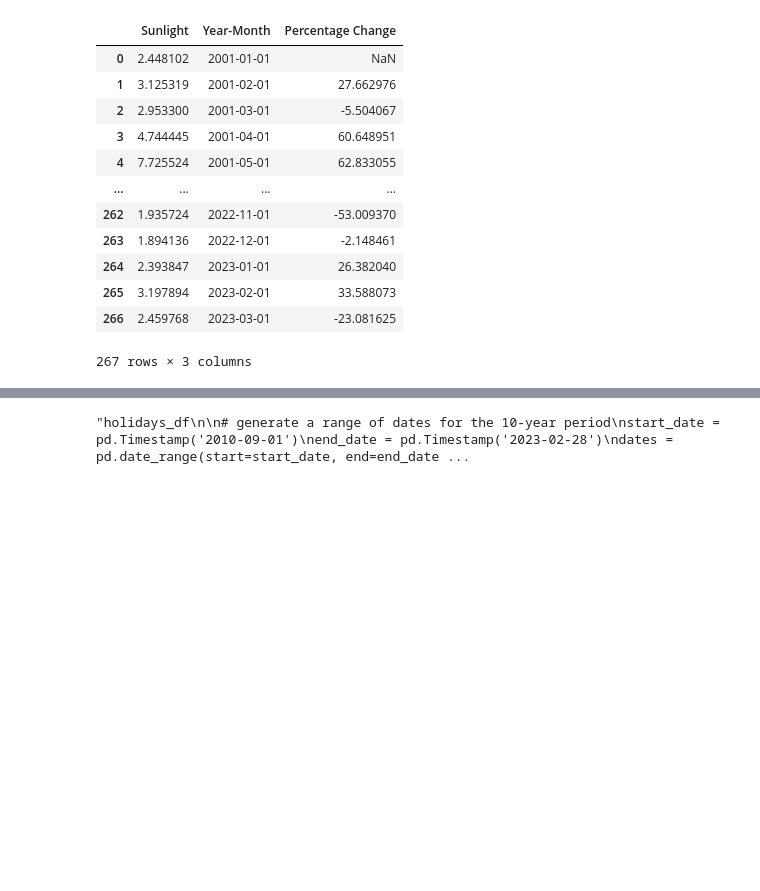
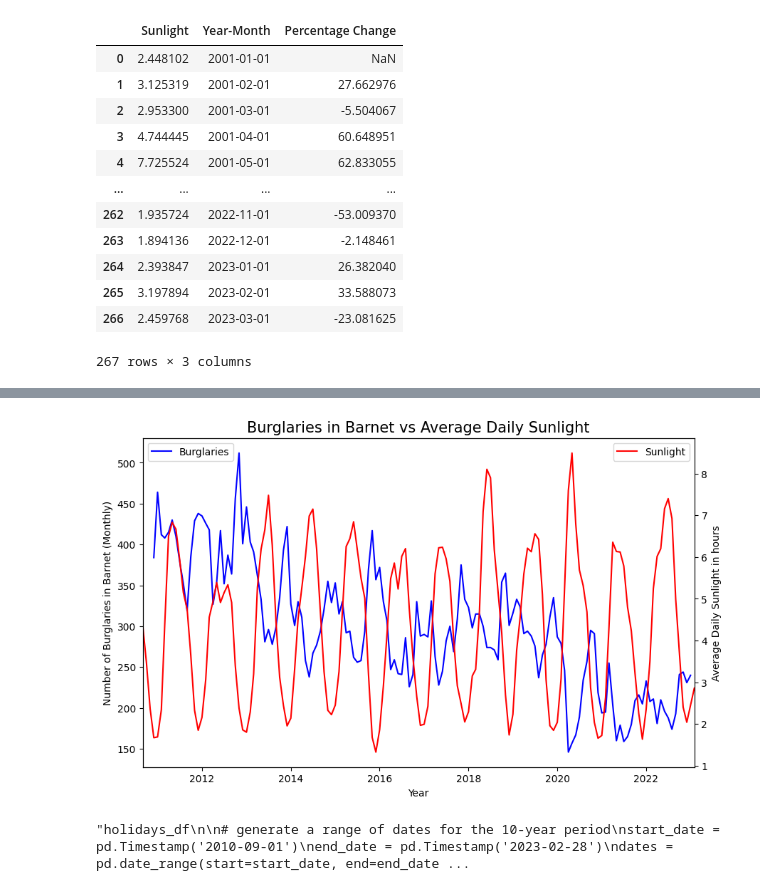
Before and after one commit to DC2-G19/policeResourceAllocation, a Jupyter notebook: aux_data_DAE.ipynb, the cells around one changed output, grey strips where cells are left out. Cells and saved outputs as stored; diff of their text form; code cells hidden in the pictures; blank space fills up the shorter version.

```diff
--- a/aux_data_DAE.ipynb
+++ b/aux_data_DAE.ipynb
@@ -142,3 +144,48 @@ plt.show()
+# %%
+from scipy.ndimage import gaussian_filter
+
+fig, ax = plt.subplots(figsize=(10, 6))
+
+
+x1 = combined_df_copy['Month']
+y1 = combined_df_copy['Number of Burglaries']
+
+x2 = sunlight_df_melted['Year-Month']
+y2 = sunlight_df_melted['Percentage Change']
+
+x3 = sunlight_df_melted['Year-Month']
+y3 = sunlight_df_melted['Sunlight']
+
+# Gaussian smoothing
+sigma = 3  #
+y1_smooth = gaussian_filter(y1, sigma=0.5)
+y3_smooth = gaussian_filter(y3, sigma=0.7)
+
+# Plotting the graphs
+ax.plot(x1, y1_smooth, label='Burglaries', c='b')
+ax2 = ax.twinx()
+# ax2.plot(x2, y2, label='Sunlight %', c='r')
+ax2.plot(x3, y3_smooth, label='Sunlight', c='r')
+
+# Adding title and axis labels
+ax.set_title('Burglaries in Barnet vs Average Daily Sunlight', fontsize=15)
+ax.set_xlabel('Year', fontsize=10)
+ax.set_ylabel('Number of Burglaries in Barnet (Monthly)', fontsize=10)
+ax2.set_ylabel('Average Daily Sunlight in hours', fontsize=10)
+
+
+ax.tick_params(axis='x')
+
+# Adding legend
+ax.legend(loc='upper left')
+ax2.legend(loc='upper right')
+
+ax.set_xlim(pd.Timestamp('2010-09-01'), pd.Timestamp('2023-02-01'))
+
+# Displaying the plot
+plt.show()
+# %% [output]
+[figure, added]
 # %%
 """holidays_df
 
```
Also changed, not shown: parts of 3 cells of this notebook, 2 other files.
